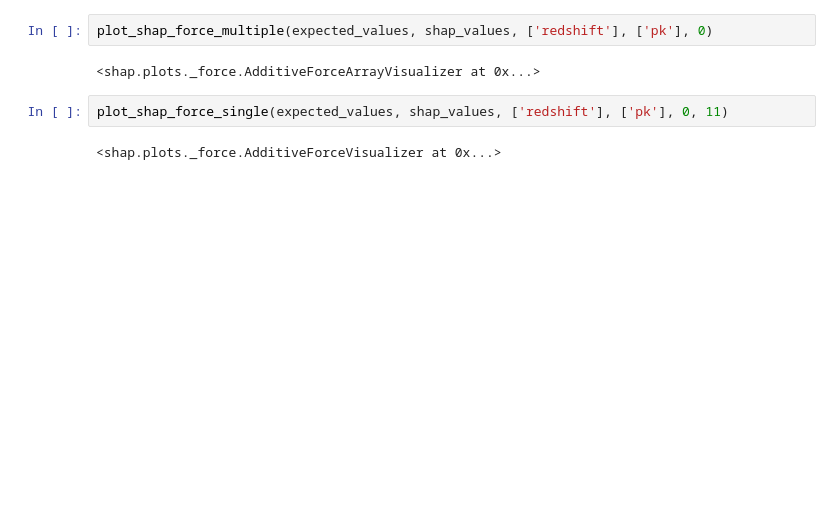
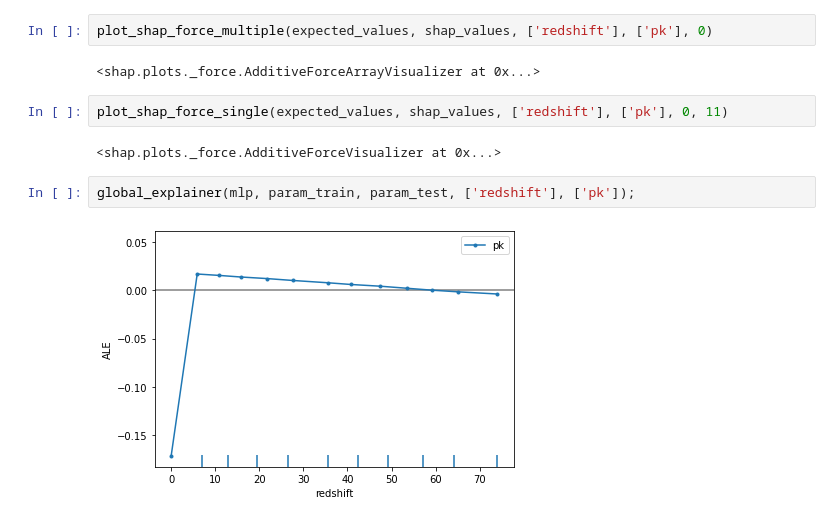
Before and after one commit to patricialarsen/emulator_utils, a Jupyter notebook: notebooks/demo_net.ipynb, the cells around one changed output. Saved outputs shown, nothing was run; the diff lists cells and outputs as text; blank space fills up the shorter version.

```diff
--- a/notebooks/demo_net.ipynb
+++ b/notebooks/demo_net.ipynb
@@ -152,3 +172,7 @@ plot_shap_force_multiple(expected_values, shap_values, ['redshift'], ['pk'], 0)
 plot_shap_force_single(expected_values, shap_values, ['redshift'], ['pk'], 0, 11)
 # %% [output]
 <shap.plots._force.AdditiveForceVisualizer at 0x...>
+# %%
+global_explainer(mlp, param_train, param_test, ['redshift'], ['pk']);
+# %% [output]
+[figure, added]
```
Also changed, not shown: parts of 12 cells of this notebook, 4 other files.
